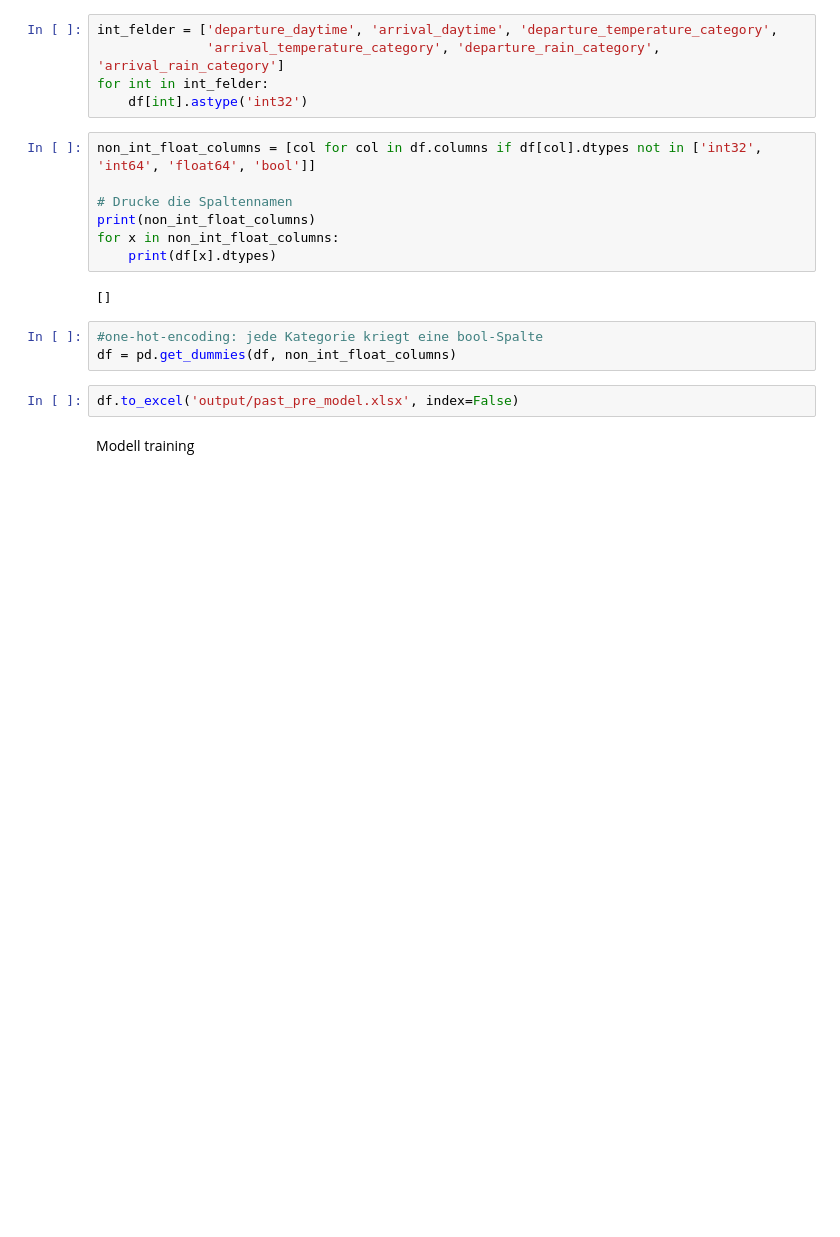
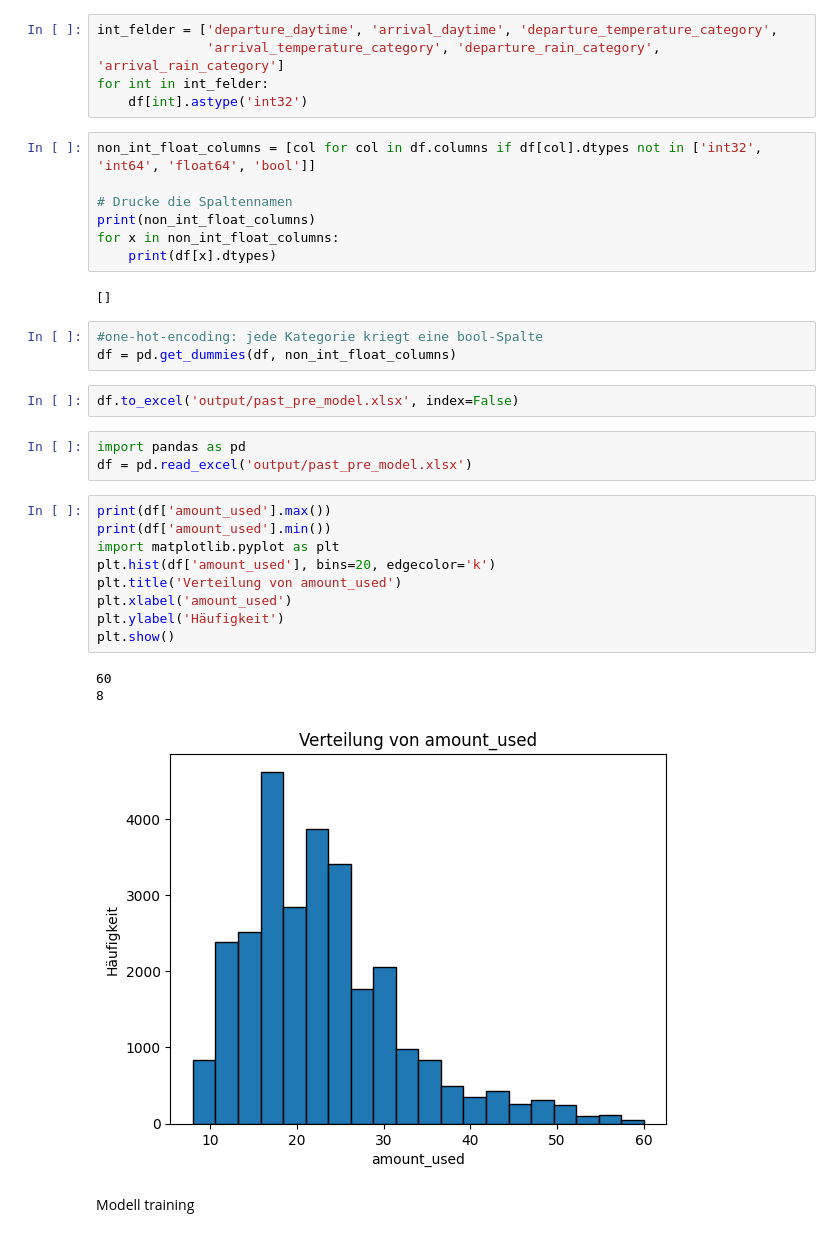
Before and after one commit to EmilHPI/material-dashboard, a Jupyter notebook: pipeline/past_data_pipeline.ipynb, the cells around one changed output. Saved outputs shown, nothing was run; the diff lists cells and outputs as text; blank space fills up the shorter version.

```diff
--- a/pipeline/past_data_pipeline.ipynb
+++ b/pipeline/past_data_pipeline.ipynb
@@ -1060,6 +1060,22 @@ for x in non_int_float_columns:
 df = pd.get_dummies(df, non_int_float_columns)
 # %%
 df.to_excel('output/past_pre_model.xlsx', index=False)
+# %%
+import pandas as pd
+df = pd.read_excel('output/past_pre_model.xlsx')
+# %%
+print(df['amount_used'].max())
+print(df['amount_used'].min())
+import matplotlib.pyplot as plt
+plt.hist(df['amount_used'], bins=20, edgecolor='k')
+plt.title('Verteilung von amount_used')
+plt.xlabel('amount_used')
+plt.ylabel('Häufigkeit')
+plt.show()
+# %% [output]
+60
+8
+[figure, added]
 # %% [markdown]
 Modell training
 # %%
```
Also changed, not shown: parts of 4 cells of this notebook, 7 other files.
